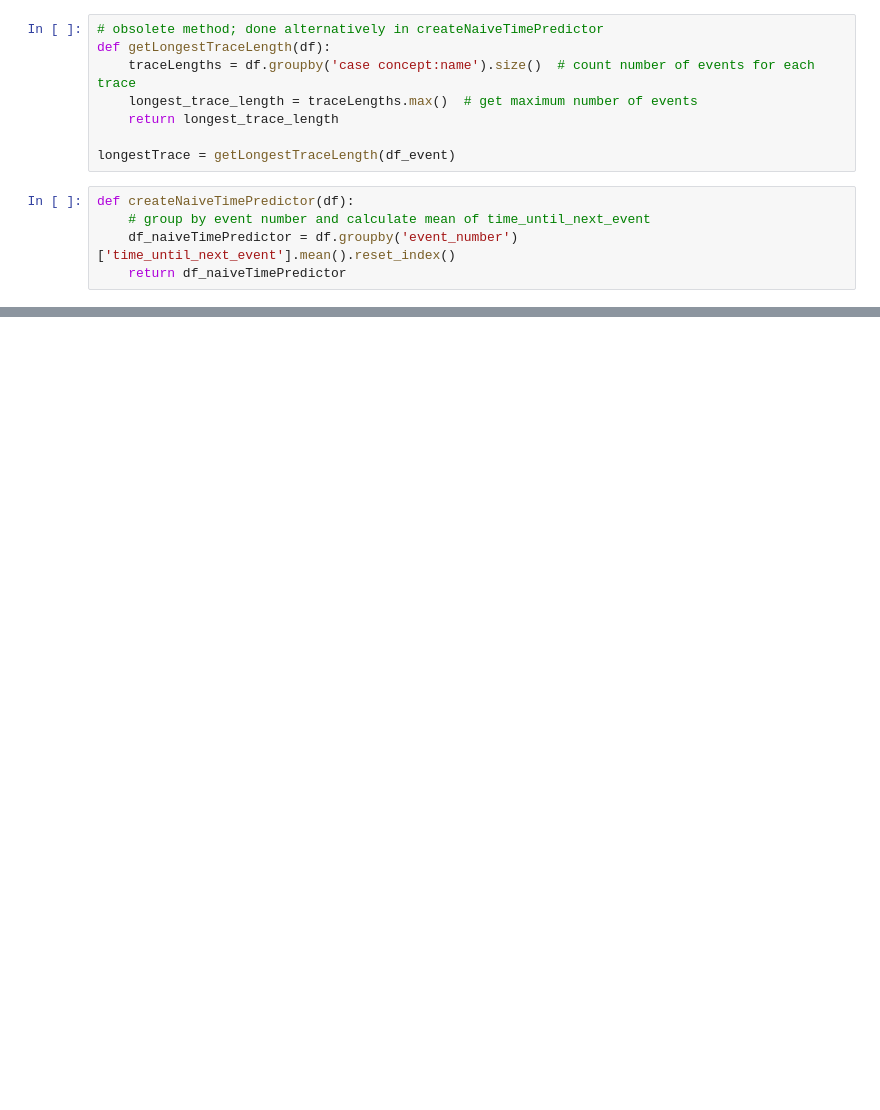
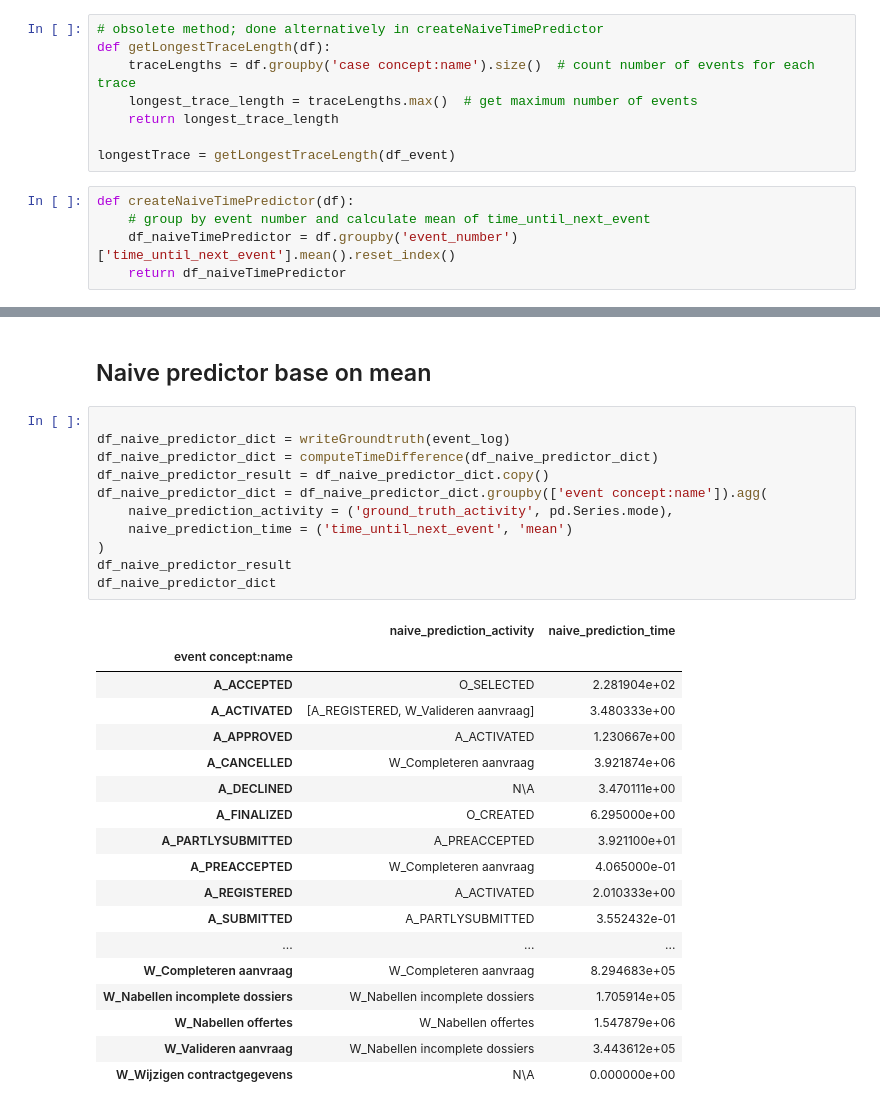
Before and after one commit to yuhsuanlintue/2IOI0_G6, a Jupyter notebook: Jnote.ipynb, the cells around one changed output, grey strips where cells are left out. Saved outputs shown, nothing was run; the diff lists cells and outputs as text; blank space fills up the shorter version.

```diff
--- a/Jnote.ipynb
+++ b/Jnote.ipynb
@@ -237,0 +178,32 @@ memory usage: 132.9+ KB
+# %% [markdown]
+## Naive predictor base on mean
+# %%
+
+df_naive_predictor_dict = writeGroundtruth(event_log)
+df_naive_predictor_dict = computeTimeDifference(df_naive_predictor_dict)
+df_naive_predictor_result = df_naive_predictor_dict.copy()
+df_naive_predictor_dict = df_naive_predictor_dict.groupby(['event concept:name']).agg(
+    naive_prediction_activity = ('ground_truth_activity', pd.Series.mode),
+    naive_prediction_time = ('time_until_next_event', 'mean')
+)
+df_naive_predictor_result
+df_naive_predictor_dict
+# %% [output]
+|  | naive_prediction_activity | naive_prediction_time |
+| event concept:name |  |  |
+| A_ACCEPTED | O_SELECTED | 2.281904e+02 |
+| A_ACTIVATED | [A_REGISTERED, W_Valideren aanvraag] | 3.480333e+00 |
+| A_APPROVED | A_ACTIVATED | 1.230667e+00 |
+| A_CANCELLED | W_Completeren aanvraag | 3.921874e+06 |
+| A_DECLINED | N\A | 3.470111e+00 |
+| A_FINALIZED | O_CREATED | 6.295000e+00 |
+| A_PARTLYSUBMITTED | A_PREACCEPTED | 3.921100e+01 |
+| A_PREACCEPTED | W_Completeren aanvraag | 4.065000e-01 |
+| A_REGISTERED | A_ACTIVATED | 2.010333e+00 |
+| A_SUBMITTED | A_PARTLYSUBMITTED | 3.552432e-01 |
+| ... | ... | ... |
+| W_Completeren aanvraag | W_Completeren aanvraag | 8.294683e+05 |
+| W_Nabellen incomplete dossiers | W_Nabellen incomplete dossiers | 1.705914e+05 |
+| W_Nabellen offertes | W_Nabellen offertes | 1.547879e+06 |
+| W_Valideren aanvraag | W_Nabellen incomplete dossiers | 3.443612e+05 |
+| W_Wijzigen contractgegevens | N\A | 0.000000e+00 |
```
Also changed, not shown: parts of 17 cells of this notebook, 4 other files.
